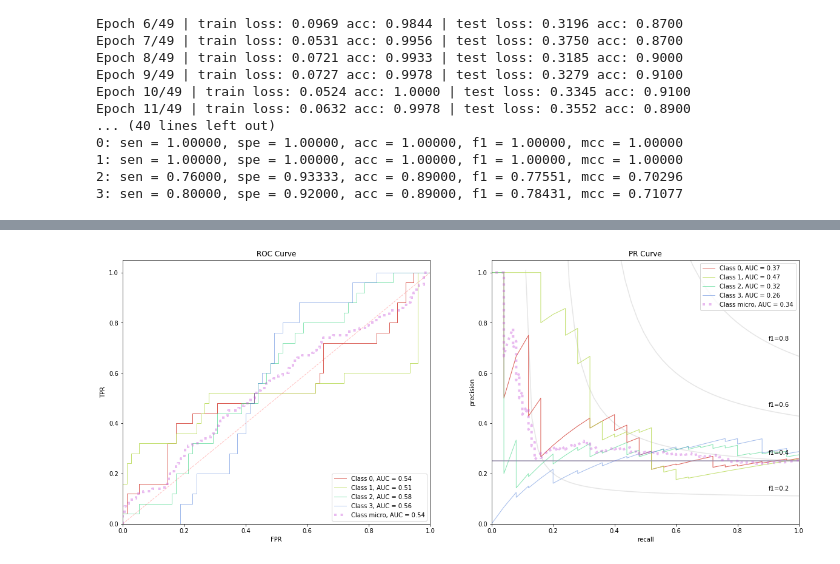
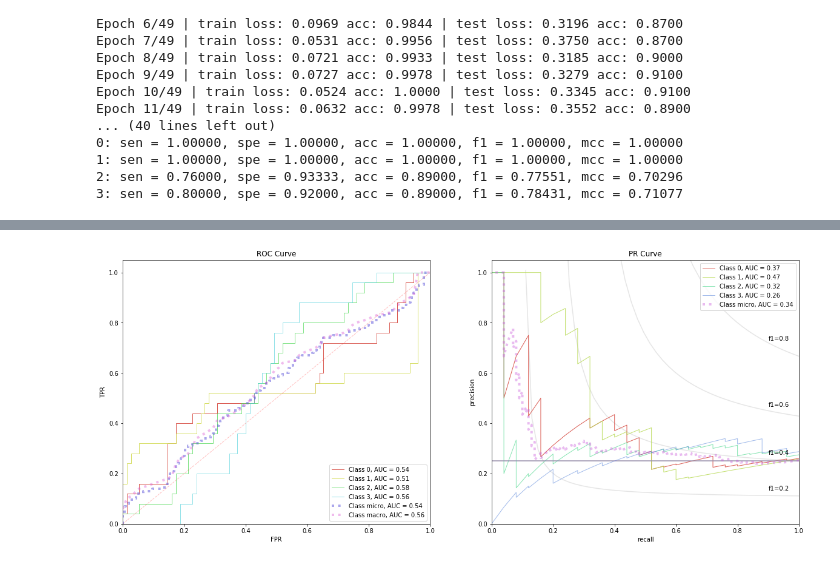
Before and after one commit to oneoffcoder/jupyter, a Jupyter notebook: data-science/chernoff-inception_v3.ipynb, the cells around one changed output, grey strips where cells are left out. Saved outputs shown, nothing was run; the diff lists cells and outputs as text; code cells hidden in the pictures.

```diff
--- a/data-science/chernoff-inception_v3.ipynb
+++ b/data-science/chernoff-inception_v3.ipynb
@@ -376,9 +376,9 @@ plot_prs(precision, recall, average_precision, baselines, keys, ax[1])
 # %%
-tpr, fpr, roc_auc, keys = get_roc_stats(V)
-precision, recall, average_precision, baselines, keys = get_pr_stats(V)
+tpr, fpr, roc_auc, roc_keys = get_roc_stats(V)
+precision, recall, average_precision, baselines, pr_keys = get_pr_stats(V)
 
 fig, ax = plt.subplots(1, 2, figsize=(20, 8))
-plot_rocs(tpr, fpr, roc_auc, keys, ax[0])
-plot_prs(precision, recall, average_precision, baselines, keys, ax[1])
+plot_rocs(tpr, fpr, roc_auc, roc_keys, ax[0])
+plot_prs(precision, recall, average_precision, baselines, pr_keys, ax[1])
 # %% [output]
-[figure, old version]
+[figure, new version]
```
Also changed, not shown: parts of 2 cells of this notebook.
